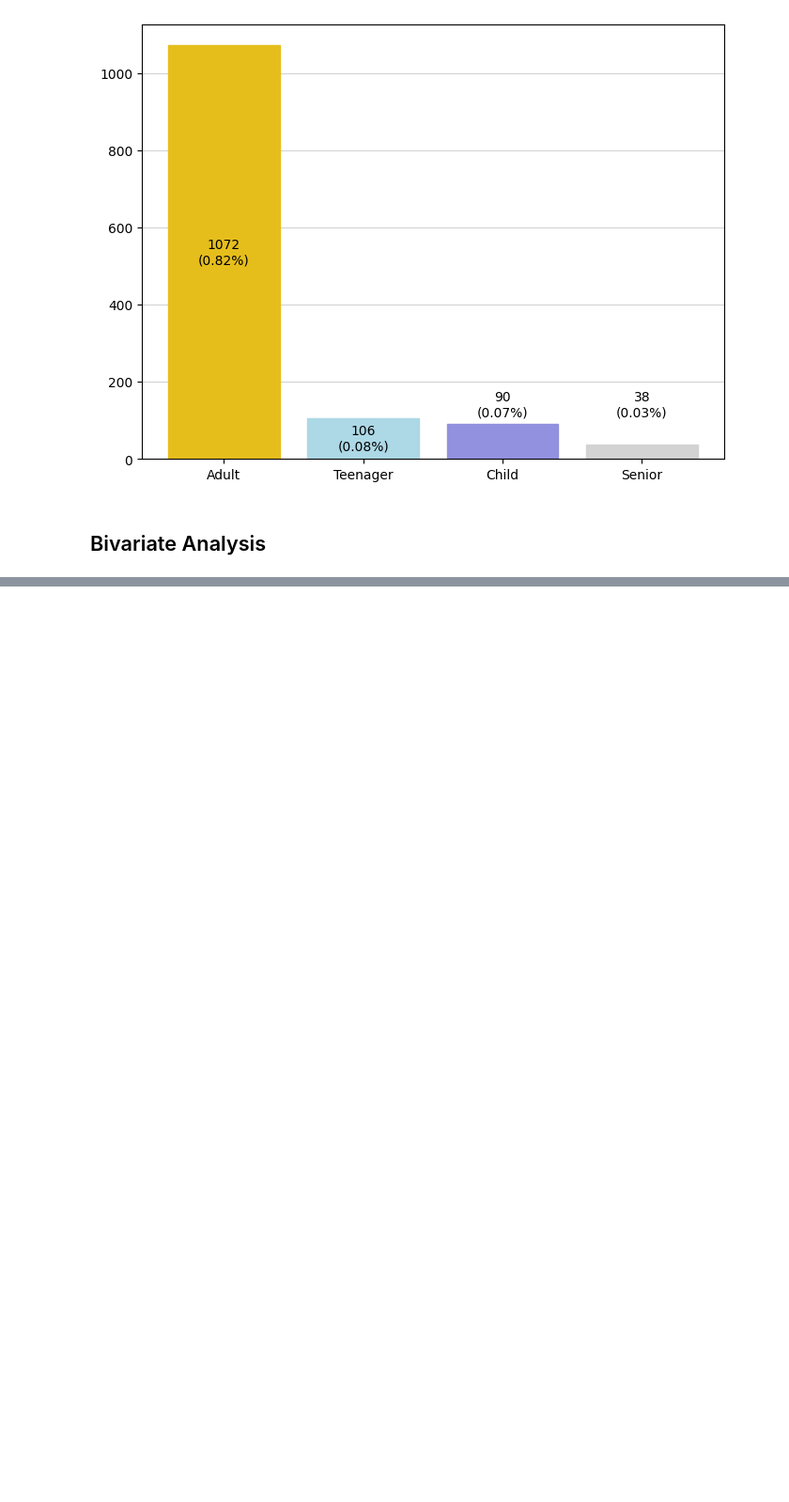
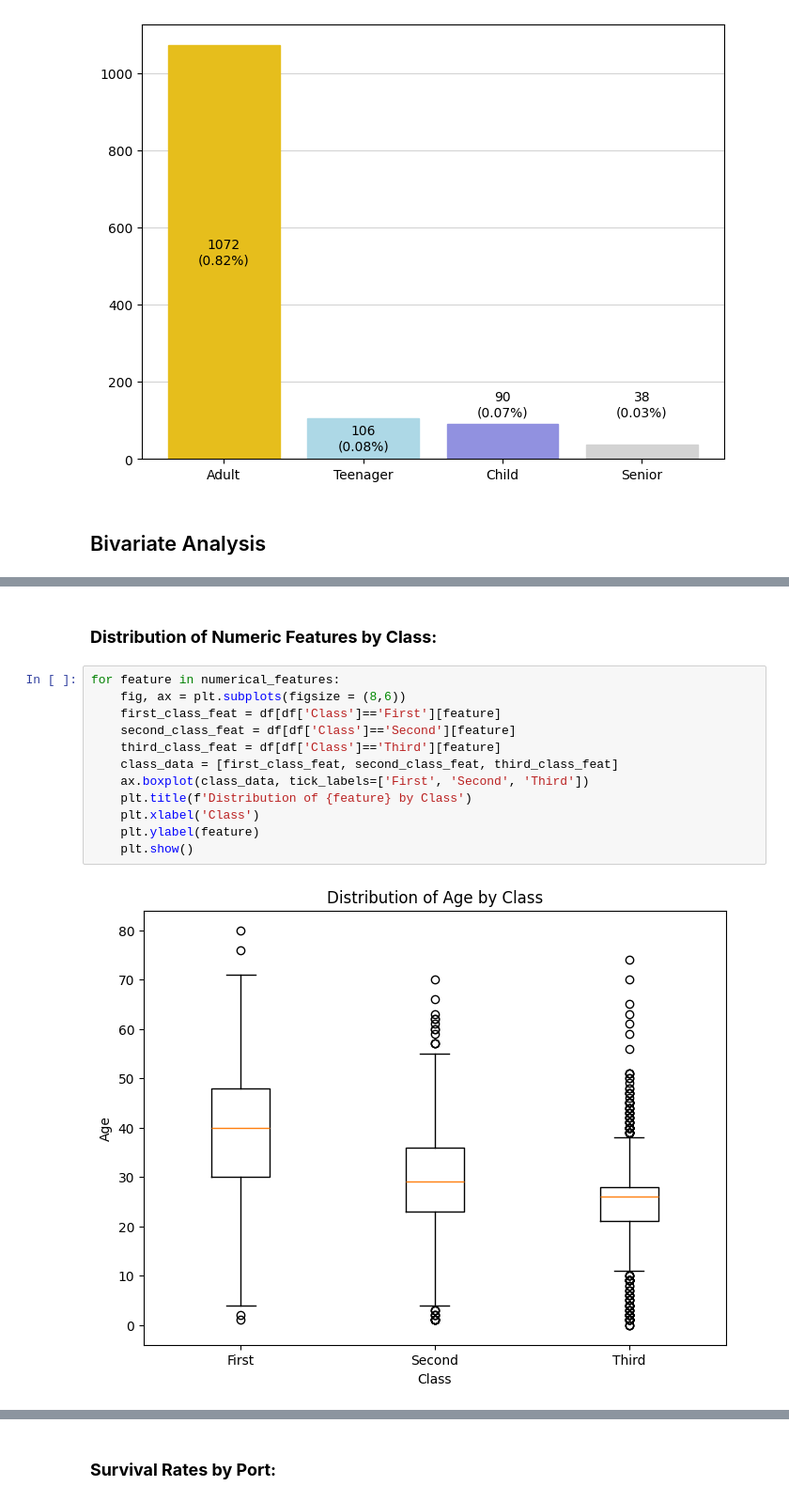
Before and after one commit to jordan5039/Titanic, a Jupyter notebook: notebooks/titanic_analysis.ipynb, the cells around one changed output, grey strips where cells are left out. Shown at 94% size. Saved outputs shown, nothing was run; the diff lists cells and outputs as text; blank space fills up the shorter version.

```diff
--- a/notebooks/titanic_analysis.ipynb
+++ b/notebooks/titanic_analysis.ipynb
@@ -735,0 +790,16 @@ for i,bar in enumerate(bars):
+# %% [markdown]
+### **Distribution of Numeric Features by Class:**
+# %%
+for feature in numerical_features:
+    fig, ax = plt.subplots(figsize = (8,6))
+    first_class_feat = df[df['Class']=='First'][feature]
+    second_class_feat = df[df['Class']=='Second'][feature]
+    third_class_feat = df[df['Class']=='Third'][feature]
+    class_data = [first_class_feat, second_class_feat, third_class_feat]
+    ax.boxplot(class_data, tick_labels=['First', 'Second', 'Third'])
+    plt.title(f'Distribution of {feature} by Class')
+    plt.xlabel('Class')
+    plt.ylabel(feature)
+    plt.show()
+# %% [output]
+[figure, added]
@@ -735,0 +810,2 @@ for i,bar in enumerate(bars):
+# %% [markdown]
+### **Survival Rates by Port:**
```
Also changed, not shown: parts of 47 cells of this notebook.
